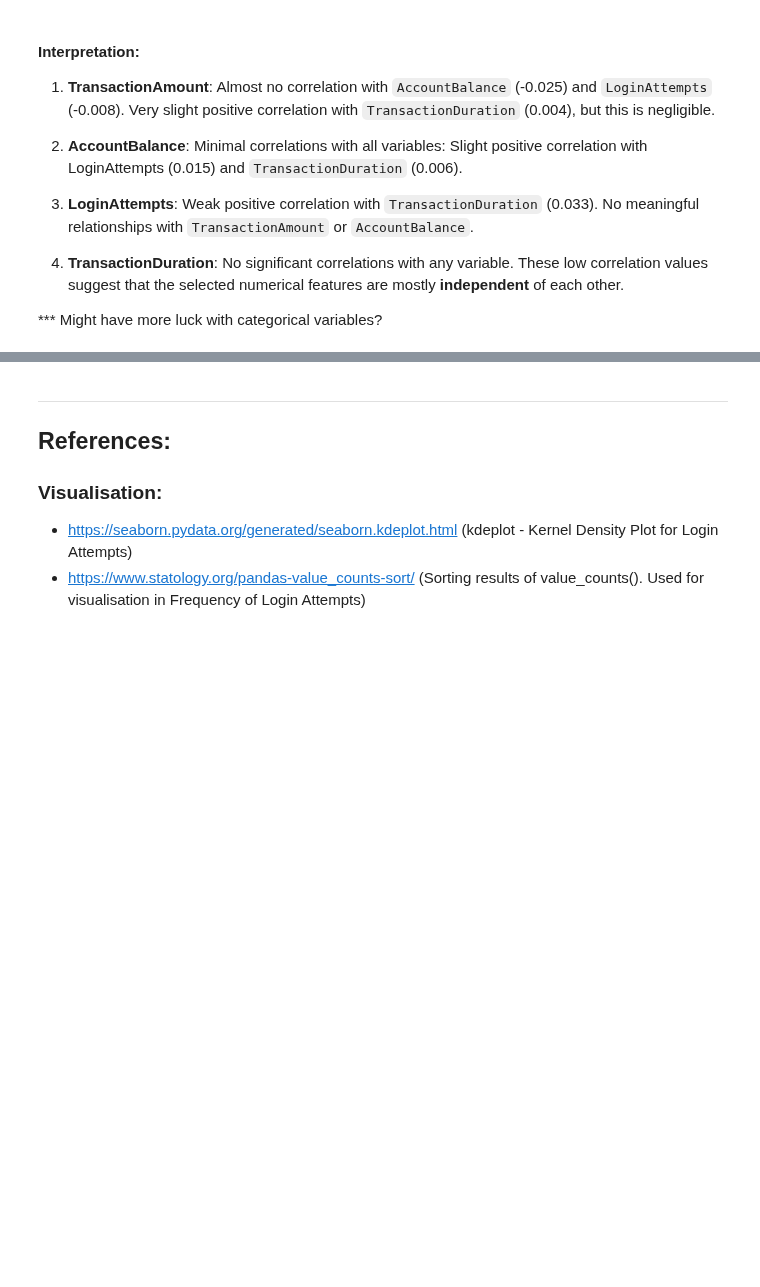
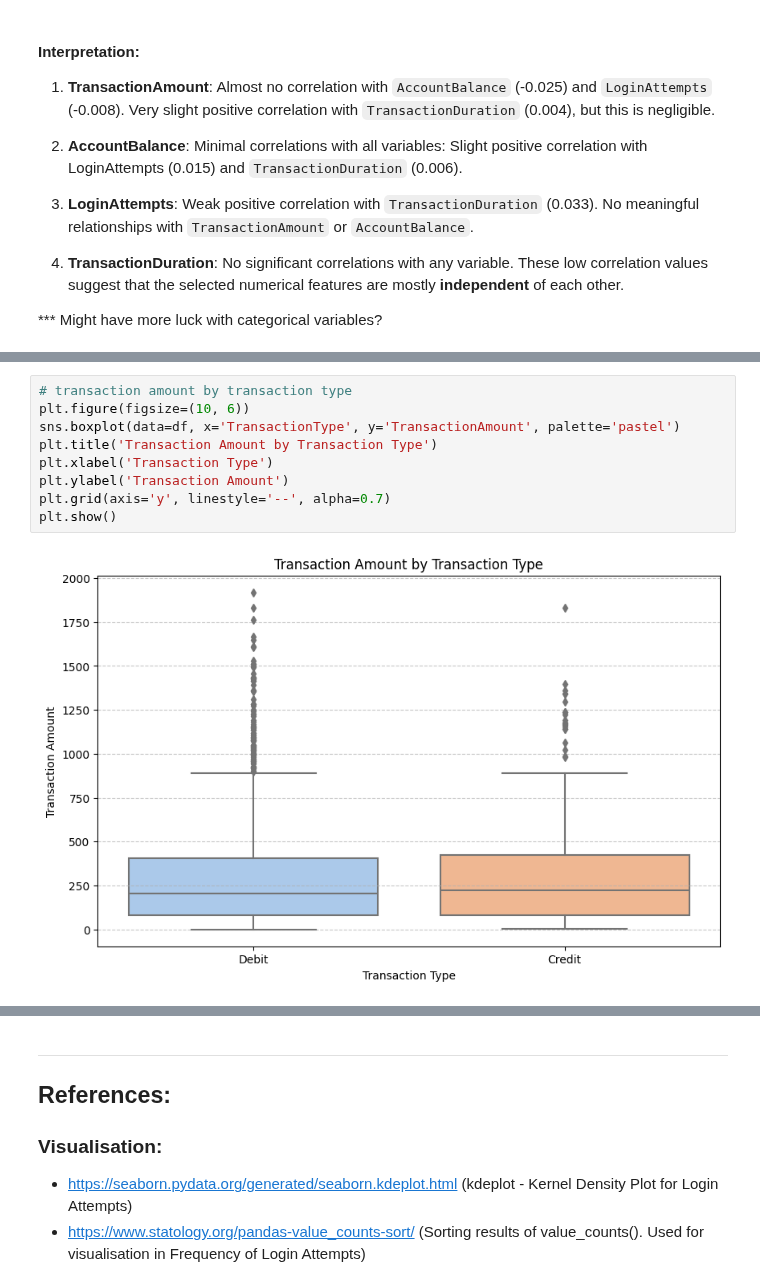
Before and after one commit to briannemcgrath/PFDA, a Jupyter notebook: project/project.ipynb, the cells around one changed output, grey strips where cells are left out. Cells and saved outputs as stored; diff of their text form; blank space fills up the shorter version.

Commit message:
Does the Transaction Type impact Transaction Amount

```diff
--- a/project/project.ipynb
+++ b/project/project.ipynb
@@ -293,0 +299,11 @@ No significant correlations with any variable. These low correlation values sugg
+# %%
+# transaction amount by transaction type
+plt.figure(figsize=(10, 6))
+sns.boxplot(data=df, x='TransactionType', y='TransactionAmount', palette='pastel')
+plt.title('Transaction Amount by Transaction Type')
+plt.xlabel('Transaction Type')
+plt.ylabel('Transaction Amount')
+plt.grid(axis='y', linestyle='--', alpha=0.7)
+plt.show()
+# %% [output]
+[figure, added]
```
Also changed, not shown: parts of 6 cells of this notebook.
